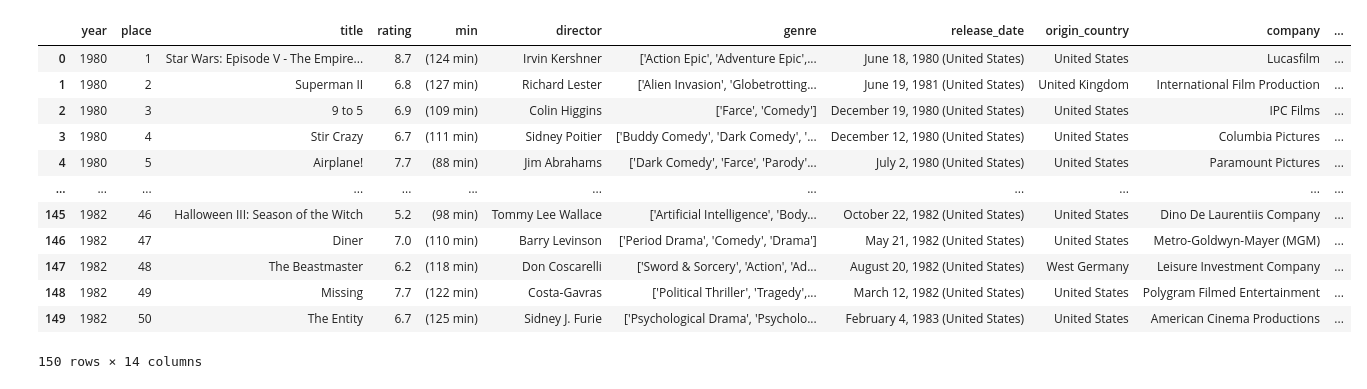
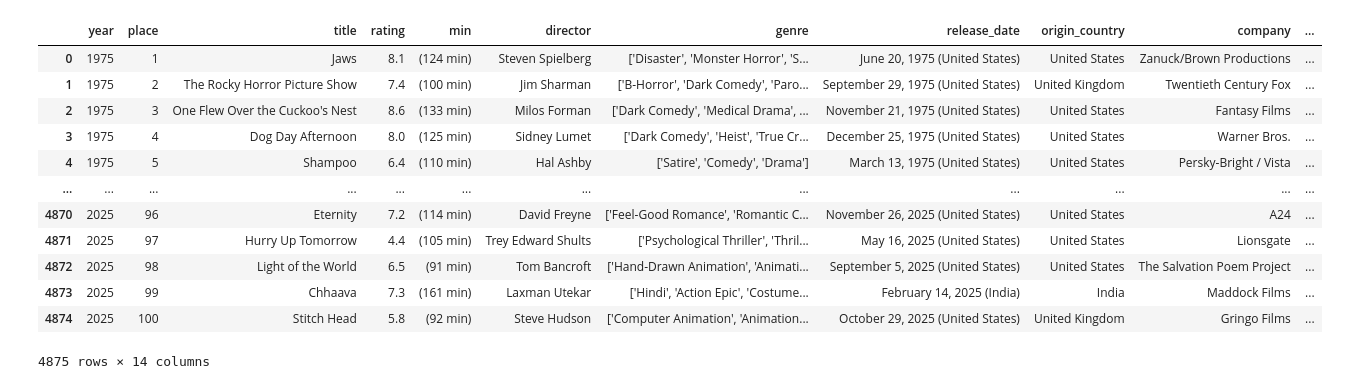
Before and after one commit to scandick/MovieAnalyticsProject, a Jupyter notebook: parsers/imdb_parser.ipynb, the cells around one changed output. Saved outputs shown, nothing was run; the diff lists cells and outputs as text; code cells hidden in the pictures.

Commit message:
add result imdb_data 1975-2025 year

```diff
--- a/parsers/imdb_parser.ipynb
+++ b/parsers/imdb_parser.ipynb
@@ -163,17 +237,17 @@ for url in urls:
 # %%
-df = pd.read_csv('test.csv', delimiter = ';')
+df = pd.read_csv("../data/raw/imdb_data.csv", delimiter = ';')
 df
 # %% [output]
 |  | year | place | title | rating | min | director | genre | release_date | origin_country | company | ... |
-| 0 | 1980 | 1 | Star Wars: Episode V - The Empire... | 8.7 | (124 min) | Irvin Kershner | ['Action Epic', 'Adventure Epic',... | June 18, 1980 (United States) | United States | Lucasfilm | ... |
-| 1 | 1980 | 2 | Superman II | 6.8 | (127 min) | Richard Lester | ['Alien Invasion', 'Globetrotting... | June 19, 1981 (United States) | United Kingdom | International Film Production | ... |
-| 2 | 1980 | 3 | 9 to 5 | 6.9 | (109 min) | Colin Higgins | ['Farce', 'Comedy'] | December 19, 1980 (United States) | United States | IPC Films | ... |
-| 3 | 1980 | 4 | Stir Crazy | 6.7 | (111 min) | Sidney Poitier | ['Buddy Comedy', 'Dark Comedy', '... | December 12, 1980 (United States) | United States | Columbia Pictures | ... |
-| 4 | 1980 | 5 | Airplane! | 7.7 | (88 min) | Jim Abrahams | ['Dark Comedy', 'Farce', 'Parody'... | July 2, 1980 (United States) | United States | Paramount Pictures | ... |
+| 0 | 1975 | 1 | Jaws | 8.1 | (124 min) | Steven Spielberg | ['Disaster', 'Monster Horror', 'S... | June 20, 1975 (United States) | United States | Zanuck/Brown Productions | ... |
+| 1 | 1975 | 2 | The Rocky Horror Picture Show | 7.4 | (100 min) | Jim Sharman | ['B-Horror', 'Dark Comedy', 'Paro... | September 29, 1975 (United States) | United Kingdom | Twentieth Century Fox | ... |
+| 2 | 1975 | 3 | One Flew Over the Cuckoo's Nest | 8.6 | (133 min) | Milos Forman | ['Dark Comedy', 'Medical Drama', ... | November 21, 1975 (United States) | United States | Fantasy Films | ... |
+| 3 | 1975 | 4 | Dog Day Afternoon | 8.0 | (125 min) | Sidney Lumet | ['Dark Comedy', 'Heist', 'True Cr... | December 25, 1975 (United States) | United States | Warner Bros. | ... |
+| 4 | 1975 | 5 | Shampoo | 6.4 | (110 min) | Hal Ashby | ['Satire', 'Comedy', 'Drama'] | March 13, 1975 (United States) | United States | Persky-Bright / Vista | ... |
 | ... | ... | ... | ... | ... | ... | ... | ... | ... | ... | ... | ... |
-| 145 | 1982 | 46 | Halloween III: Season of the Witch | 5.2 | (98 min) | Tommy Lee Wallace | ['Artificial Intelligence', 'Body... | October 22, 1982 (United States) | United States | Dino De Laurentiis Company | ... |
-| 146 | 1982 | 47 | Diner | 7.0 | (110 min) | Barry Levinson | ['Period Drama', 'Comedy', 'Drama'] | May 21, 1982 (United States) | United States | Metro-Goldwyn-Mayer (MGM) | ... |
-| 147 | 1982 | 48 | The Beastmaster | 6.2 | (118 min) | Don Coscarelli | ['Sword & Sorcery', 'Action', 'Ad... | August 20, 1982 (United States) | West Germany | Leisure Investment Company | ... |
-| 148 | 1982 | 49 | Missing | 7.7 | (122 min) | Costa-Gavras | ['Political Thriller', 'Tragedy',... | March 12, 1982 (United States) | United States | Polygram Filmed Entertainment | ... |
-| 149 | 1982 | 50 | The Entity | 6.7 | (125 min) | Sidney J. Furie | ['Psychological Drama', 'Psycholo... | February 4, 1983 (United States) | United States | American Cinema Productions | ... |
+| 4870 | 2025 | 96 | Eternity | 7.2 | (114 min) | David Freyne | ['Feel-Good Romance', 'Romantic C... | November 26, 2025 (United States) | United States | A24 | ... |
+| 4871 | 2025 | 97 | Hurry Up Tomorrow | 4.4 | (105 min) | Trey Edward Shults | ['Psychological Thriller', 'Thril... | May 16, 2025 (United States) | United States | Lionsgate | ... |
+| 4872 | 2025 | 98 | Light of the World | 6.5 | (91 min) | Tom Bancroft | ['Hand-Drawn Animation', 'Animati... | September 5, 2025 (United States) | United States | The Salvation Poem Project | ... |
+| 4873 | 2025 | 99 | Chhaava | 7.3 | (161 min) | Laxman Utekar | ['Hindi', 'Action Epic', 'Costume... | February 14, 2025 (India) | India | Maddock Films | ... |
+| 4874 | 2025 | 100 | Stitch Head | 5.8 | (92 min) | Steve Hudson | ['Computer Animation', 'Animation... | October 29, 2025 (United States) | United Kingdom | Gringo Films | ... |
-150 rows × 14 columns
+4875 rows × 14 columns
```
Also changed, not shown: parts of 5 cells of this notebook, 2 other files.
